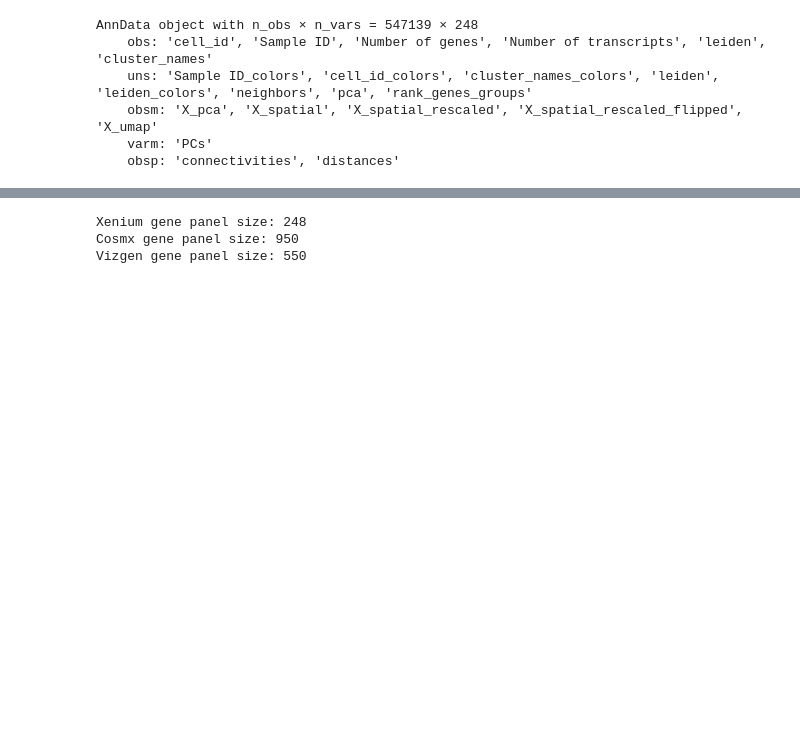
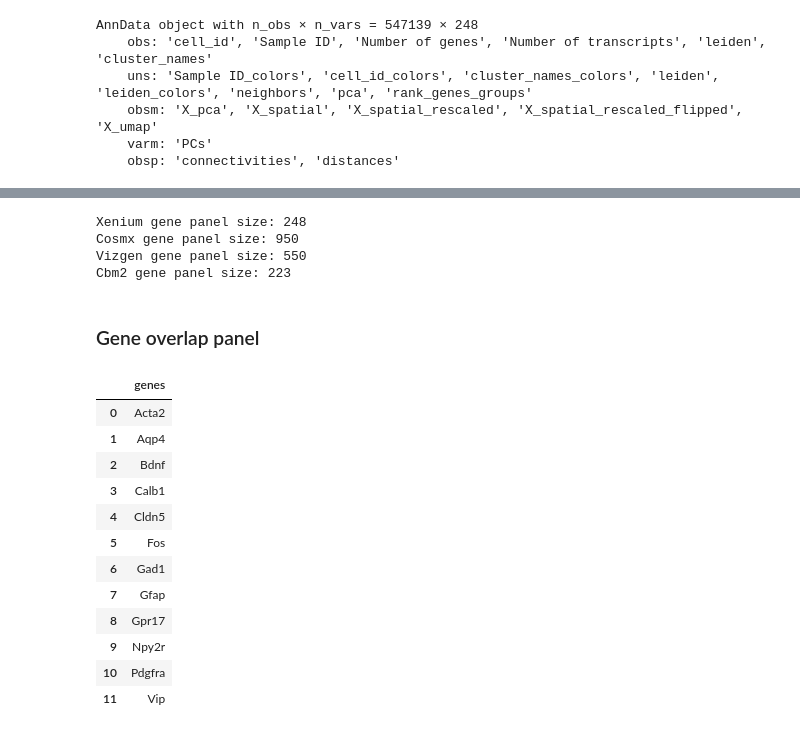
Before and after one commit to krisalejo/scRNA-seq-tech-comparisons, a Jupyter notebook: Transcripts per cell - Mean with SD histograms.ipynb, the cells around one changed output, grey strips where cells are left out. Drawn from its saved outputs; the diff is of its cells as text; code cells hidden in the pictures; blank space fills up the shorter version.

Commit message:
add gene overlap list

```diff
--- a/Transcripts per cell - Mean with SD histograms.ipynb
+++ b/Transcripts per cell - Mean with SD histograms.ipynb
@@ -199,3 +199,6 @@ AnnData object with n_obs × n_vars = 547139 × 248
     obsm: 'X_pca', 'X_spatial', 'X_spatial_rescaled', 'X_spatial_rescaled_flipped', 'X_umap'
     varm: 'PCs'
     obsp: 'connectivities', 'distances'
+# %%
+cbm2_scdata = sc.read_h5ad(r"C:\Users\krist\Cleveland Lab Group\activation_of_quiescent_neurogenic_niches_of_aging_brain\CBM2_new_immmature_dg.h5ad")
+cbm2_scdata
@@ -203,7 +213,33 @@ AnnData object with n_obs × n_vars = 547139 × 248
 print (f'Xenium gene panel size: {len(xenium_scdata.var)}')
 print (f'Cosmx gene panel size: {cosmx_gene_exp_revised.shape[1]}')
 print (f'Vizgen gene panel size: {vizgen_concat.shape[1]}')
+print (f'Cbm2 gene panel size: {len(cbm2_scdata.var)}')
 # %% [output]
 Xenium gene panel size: 248
 Cosmx gene panel size: 950
 Vizgen gene panel size: 550
+Cbm2 gene panel size: 223
+# %% [markdown]
+### Gene overlap panel
+# %%
+xenium_gene_df = pd.DataFrame({'genes': xenium_scdata.var.index})
+cosmx_gene_df = pd.DataFrame({'genes': cosmx_gene_exp_revised.columns})
+vizgen_gene_df = pd.DataFrame({'genes': vizgen_concat.columns})
+cbm2_gene_df = pd.DataFrame({'genes': cbm2_scdata.var.index})
+# %%
+gene_overlap_list = xenium_gene_df.merge(cosmx_gene_df, on = 'genes').merge(vizgen_gene_df, on = 'genes').merge(cbm2_gene_df, on = 'genes')
+gene_overlap_list
+# %% [output]
+|  | genes |
+| 0 | Acta2 |
+| 1 | Aqp4 |
+| 2 | Bdnf |
+| 3 | Calb1 |
+| 4 | Cldn5 |
+| 5 | Fos |
+| 6 | Gad1 |
+| 7 | Gfap |
+| 8 | Gpr17 |
+| 9 | Npy2r |
+| 10 | Pdgfra |
+| 11 | Vip |
```
Also changed, not shown: parts of 1 cell of this notebook.
